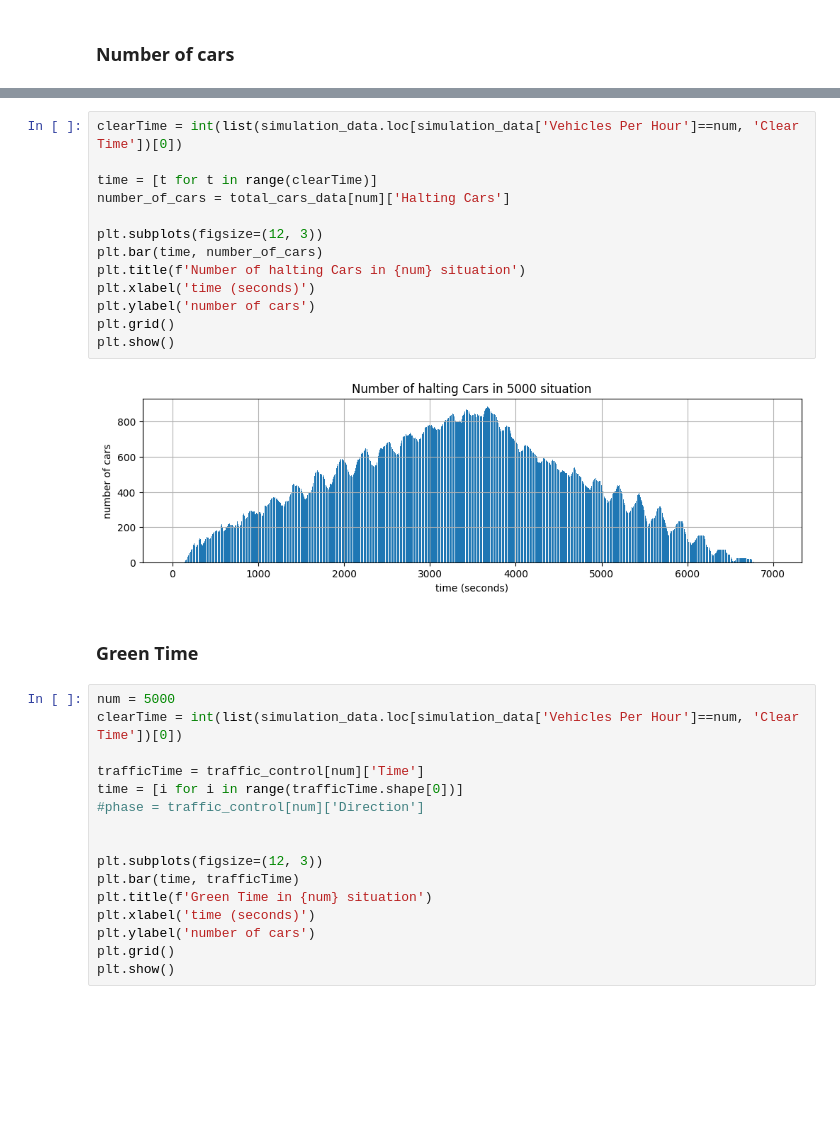
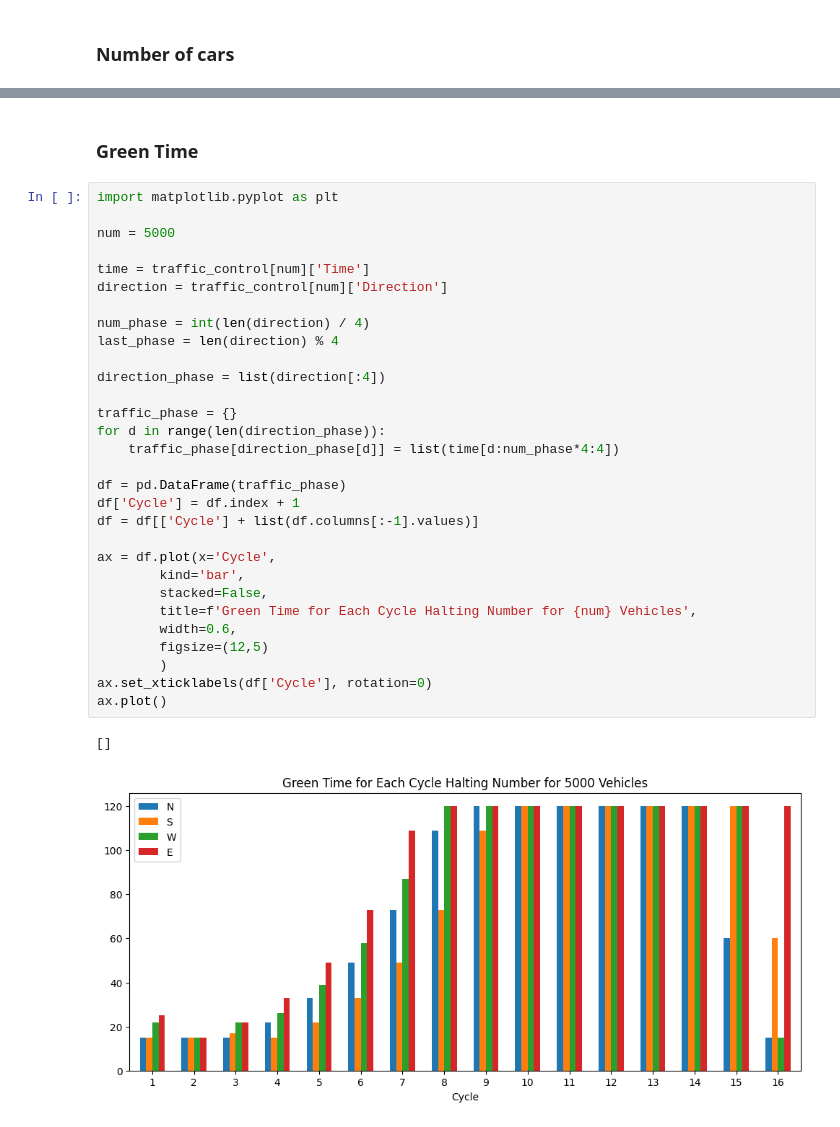
Before and after one commit to giftnichakul/deeprl-traffic-control, a Jupyter notebook: adaptive_control.ipynb, the cells around one changed output, grey strips where cells are left out. Cells and saved outputs as stored; diff of their text form; blank space fills up the shorter version.

```diff
--- a/adaptive_control.ipynb
+++ b/adaptive_control.ipynb
@@ -281,33 +384,35 @@ plt.show()
-# %%
-clearTime = int(list(simulation_data.loc[simulation_data['Vehicles Per Hour']==num, 'Clear Time'])[0])
-
-time = [t for t in range(clearTime)]
-number_of_cars = total_cars_data[num]['Halting Cars']
-
-plt.subplots(figsize=(12, 3))
-plt.bar(time, number_of_cars)
-plt.title(f'Number of halting Cars in {num} situation')
-plt.xlabel('time (seconds)')
-plt.ylabel('number of cars')
-plt.grid()
-plt.show()
-# %% [output]
-[figure, removed]
 # %% [markdown]
 ### Green Time
-# %%
-num = 5000
-clearTime = int(list(simulation_data.loc[simulation_data['Vehicles Per Hour']==num, 'Clear Time'])[0])
-
-trafficTime = traffic_control[num]['Time']
-time = [i for i in range(trafficTime.shape[0])]
-#phase = traffic_control[num]['Direction']
-
-
-plt.subplots(figsize=(12, 3))
-plt.bar(time, trafficTime)
-plt.title(f'Green Time in {num} situation')
-plt.xlabel('time (seconds)')
-plt.ylabel('number of cars')
-plt.grid()
-plt.show()
+# %%
+import matplotlib.pyplot as plt
+
+num = 5000
+
+time = traffic_control[num]['Time']
+direction = traffic_control[num]['Direction']
+
+num_phase = int(len(direction) / 4)
+last_phase = len(direction) % 4
+
+direction_phase = list(direction[:4])
+
+traffic_phase = {}
+for d in range(len(direction_phase)):
+    traffic_phase[direction_phase[d]] = list(time[d:num_phase*4:4])
+
+df = pd.DataFrame(traffic_phase)
+df['Cycle'] = df.index + 1
+df = df[['Cycle'] + list(df.columns[:-1].values)]
+
+ax = df.plot(x='Cycle',
+        kind='bar',
+        stacked=False,
+        title=f'Green Time for Each Cycle Halting Number for {num} Vehicles',
+        width=0.6,
+        figsize=(12,5)
+        )
+ax.set_xticklabels(df['Cycle'], rotation=0)
+ax.plot()
+# %% [output]
+[]
+[figure, added]
```
Also changed, not shown: parts of 29 cells of this notebook, 59 other files.
